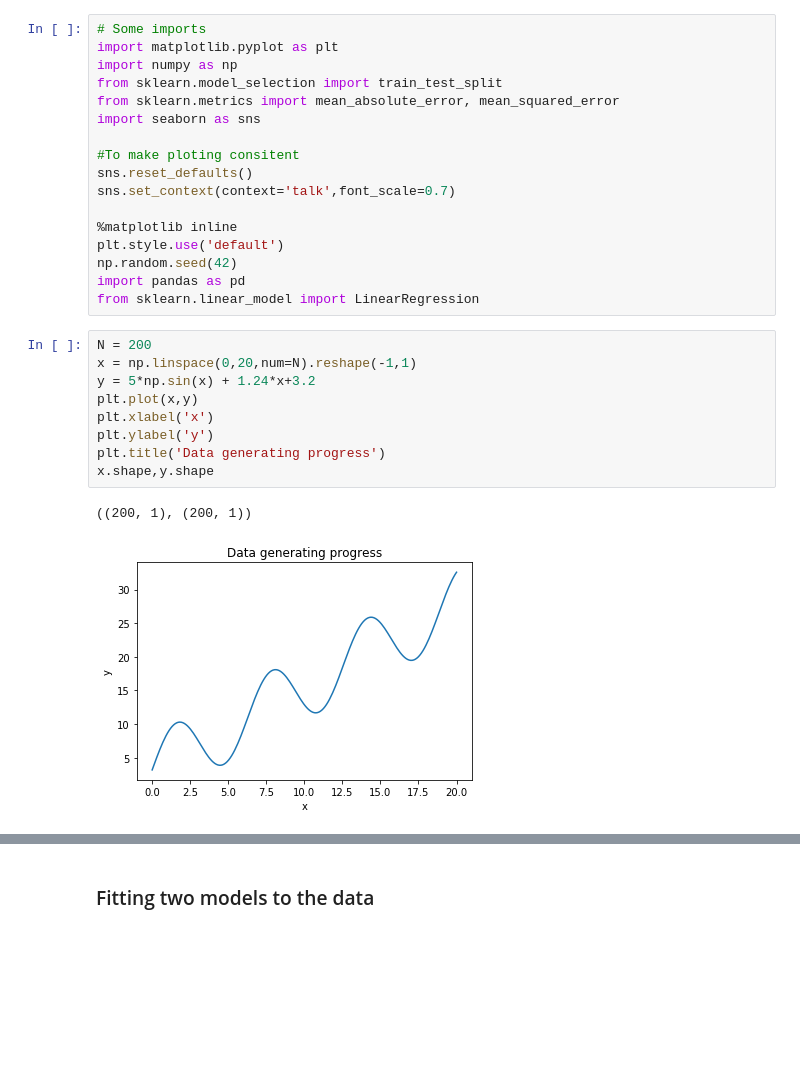
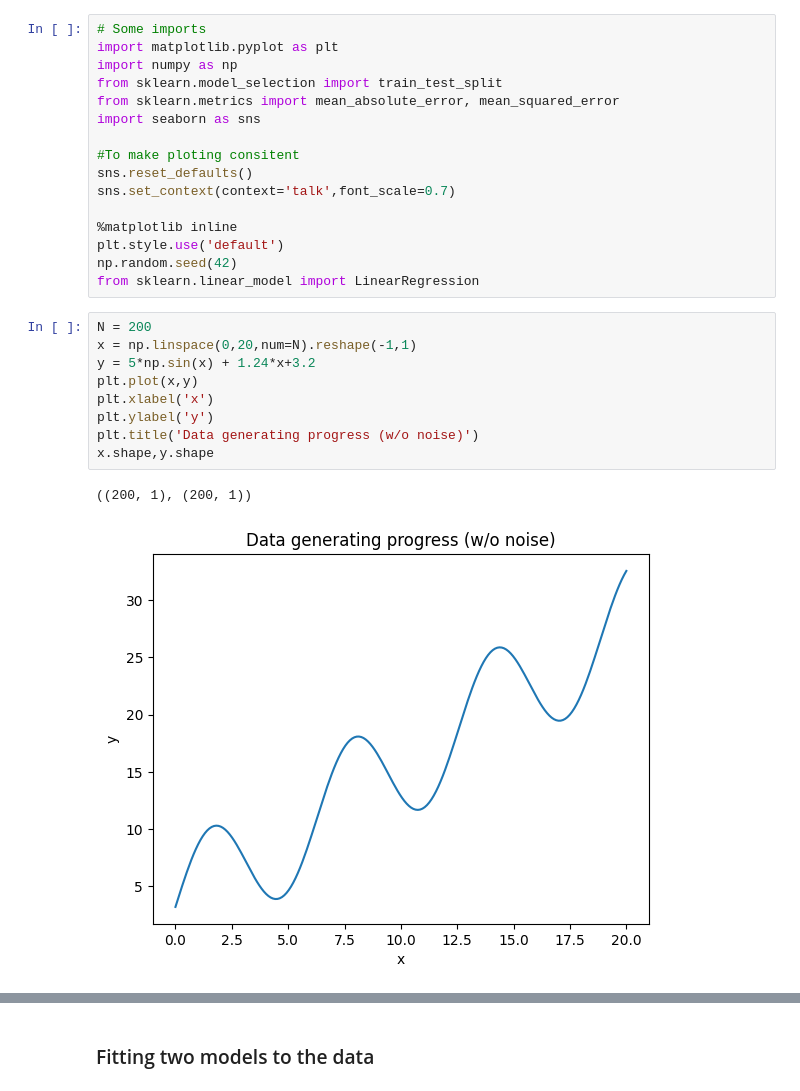
Before and after one commit to ioskn/mldl_htwg, a Jupyter notebook: bias_variance/Bias_Variance_Sim.ipynb, the cells around one changed output, grey strips where cells are left out. Saved outputs shown, nothing was run; the diff lists cells and outputs as text; blank space fills up the shorter version.

Commit message:
Better plots (thanks to copilot)

```diff
--- a/bias_variance/Bias_Variance_Sim.ipynb
+++ b/bias_variance/Bias_Variance_Sim.ipynb
@@ -17,20 +21,19 @@ sns.set_context(context='talk',font_scale=0.7)
 %matplotlib inline
 plt.style.use('default')
 np.random.seed(42)
-import pandas as pd
 from sklearn.linear_model import LinearRegression
 # %%
 N = 200
 x = np.linspace(0,20,num=N).reshape(-1,1)
 y = 5*np.sin(x) + 1.24*x+3.2
 plt.plot(x,y)
 plt.xlabel('x')
 plt.ylabel('y')
-plt.title('Data generating progress')
+plt.title('Data generating progress (w/o noise)')
 x.shape,y.shape
 # %% [output]
 ((200, 1), (200, 1))
-[figure, old version]
+[figure, new version]
 # %%
 def get_training(n_train=10, eps=0.0):
     idx = np.random.permutation(N)[0:n_train] #10 Random training points
```
Also changed, not shown: parts of 10 cells of this notebook, 1 other file.
